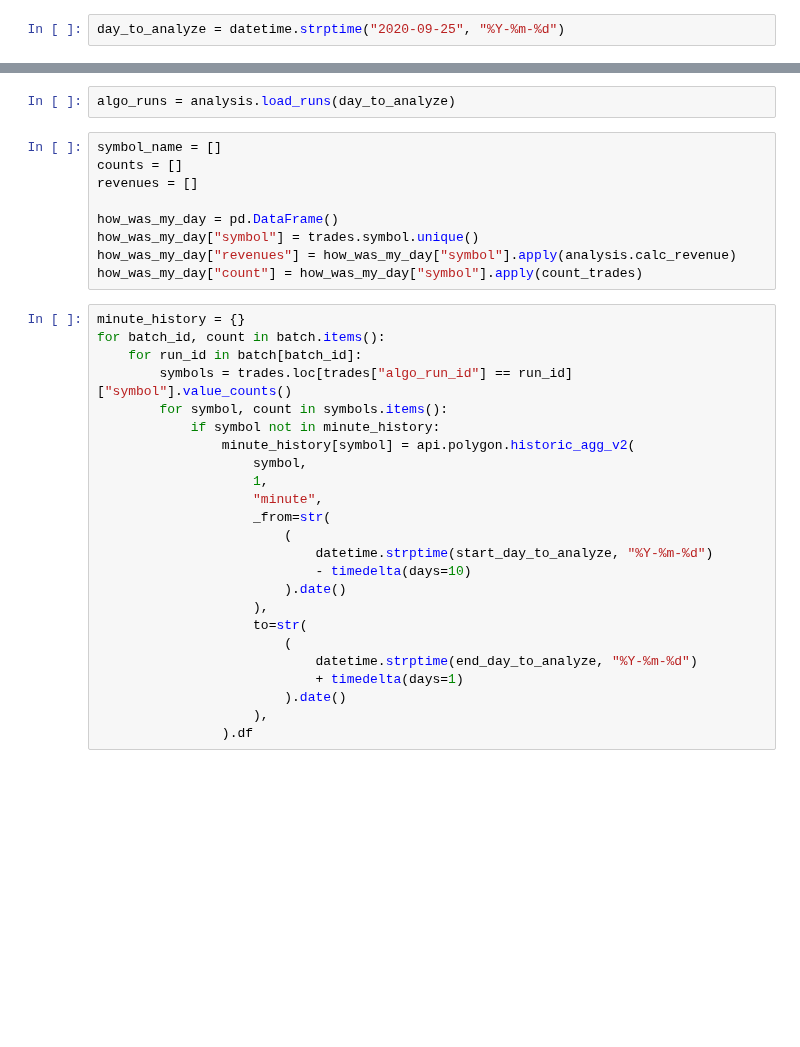
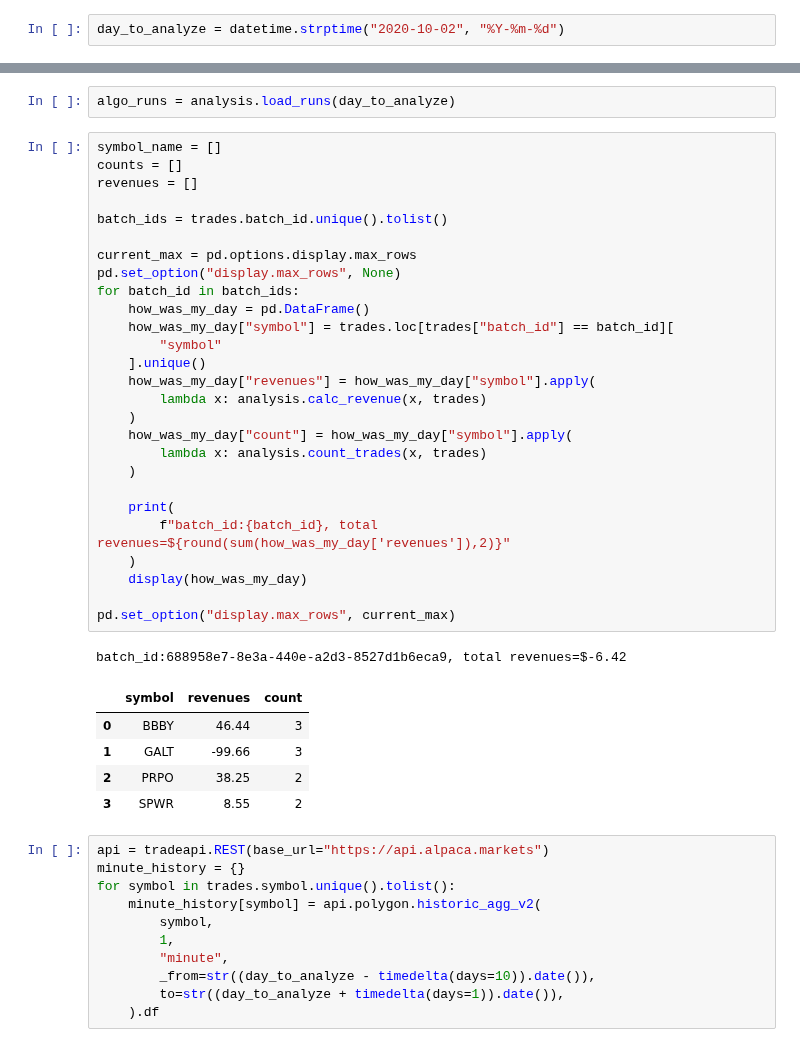
Before and after one commit to amor71/LiuAlgoTrader, a Jupyter notebook: analyis_notebooks/portfolio_performance_analysis.ipynb, the cells around one changed output, grey strips where cells are left out. Cells and saved outputs as stored; diff of their text form; blank space fills up the shorter version.

Commit message:
simplify & clean day-trade performance analysis

```diff
--- a/analyis_notebooks/portfolio_performance_analysis.ipynb
+++ b/analyis_notebooks/portfolio_performance_analysis.ipynb
@@ -18,7 +18,7 @@ from pytz import timezone
 import sys
 import pytz
 # %%
-day_to_analyze = datetime.strptime("2020-09-25", "%Y-%m-%d")
+day_to_analyze = datetime.strptime("2020-10-02", "%Y-%m-%d")
 # %%
 trades = analysis.load_trades(day_to_analyze)
 # %%
@@ -26,33 +26,45 @@ algo_runs = analysis.load_runs(day_to_analyze)
 # %%
 symbol_name = []
 counts = []
 revenues = []
 
-how_was_my_day = pd.DataFrame()
-how_was_my_day["symbol"] = trades.symbol.unique()
-how_was_my_day["revenues"] = how_was_my_day["symbol"].apply(analysis.calc_revenue)
-how_was_my_day["count"] = how_was_my_day["symbol"].apply(count_trades)
+batch_ids = trades.batch_id.unique().tolist()
+
+current_max = pd.options.display.max_rows
+pd.set_option("display.max_rows", None)
+for batch_id in batch_ids:
+    how_was_my_day = pd.DataFrame()
+    how_was_my_day["symbol"] = trades.loc[trades["batch_id"] == batch_id][
+        "symbol"
+    ].unique()
+    how_was_my_day["revenues"] = how_was_my_day["symbol"].apply(
+        lambda x: analysis.calc_revenue(x, trades)
+    )
+    how_was_my_day["count"] = how_was_my_day["symbol"].apply(
+        lambda x: analysis.count_trades(x, trades)
+    )
+
+    print(
+        f"batch_id:{batch_id}, total revenues=${round(sum(how_was_my_day['revenues']),2)}"
+    )
+    display(how_was_my_day)
+
+pd.set_option("display.max_rows", current_max)
+# %% [output]
+batch_id:688958e7-8e3a-440e-a2d3-8527d1b6eca9, total revenues=$-6.42
+|  | symbol | revenues | count |
+| 0 | BBBY | 46.44 | 3 |
+| 1 | GALT | -99.66 | 3 |
+| 2 | PRPO | 38.25 | 2 |
+| 3 | SPWR | 8.55 | 2 |
 # %%
+api = tradeapi.REST(base_url="https://api.alpaca.markets")
 minute_history = {}
-for batch_id, count in batch.items():
-    for run_id in batch[batch_id]:
-        symbols = trades.loc[trades["algo_run_id"] == run_id]["symbol"].value_counts()
-        for symbol, count in symbols.items():
-            if symbol not in minute_history:
-                minute_history[symbol] = api.polygon.historic_agg_v2(
-                    symbol,
-                    1,
-                    "minute",
-                    _from=str(
-                        (
-                            datetime.strptime(start_day_to_analyze, "%Y-%m-%d")
-                            - timedelta(days=10)
-                        ).date()
-                    ),
-                    to=str(
-                        (
-                            datetime.strptime(end_day_to_analyze, "%Y-%m-%d")
-                            + timedelta(days=1)
-                        ).date()
-                    ),
-                ).df
+for symbol in trades.symbol.unique().tolist():
+    minute_history[symbol] = api.polygon.historic_agg_v2(
+        symbol,
+        1,
+        "minute",
+        _from=str((day_to_analyze - timedelta(days=10)).date()),
+        to=str((day_to_analyze + timedelta(days=1)).date()),
+    ).df
```
Also changed, not shown: parts of 2 cells of this notebook, 1 other file.
